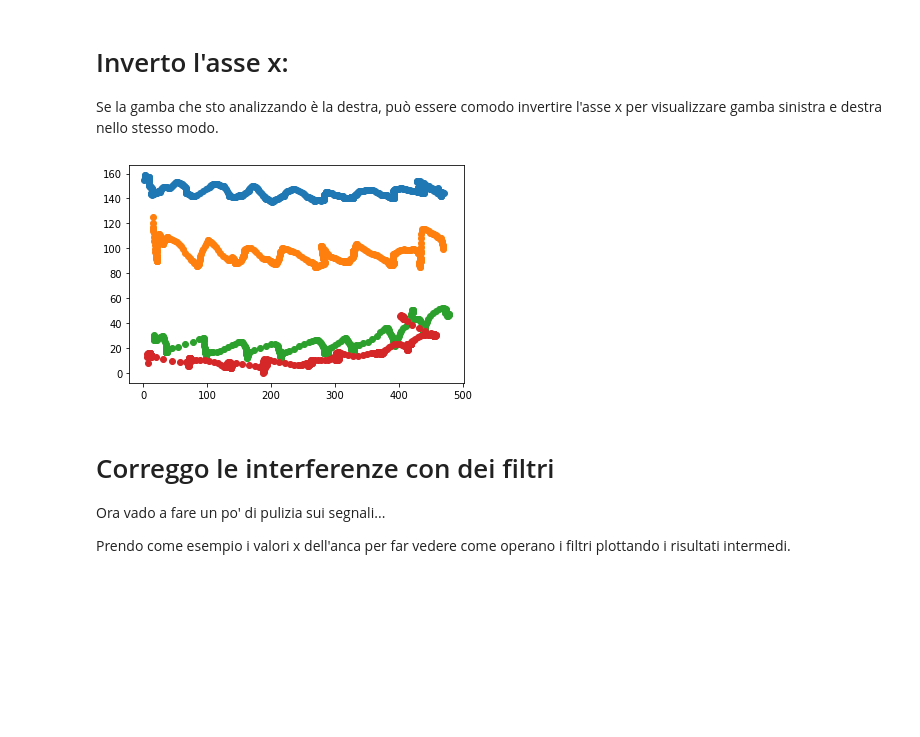
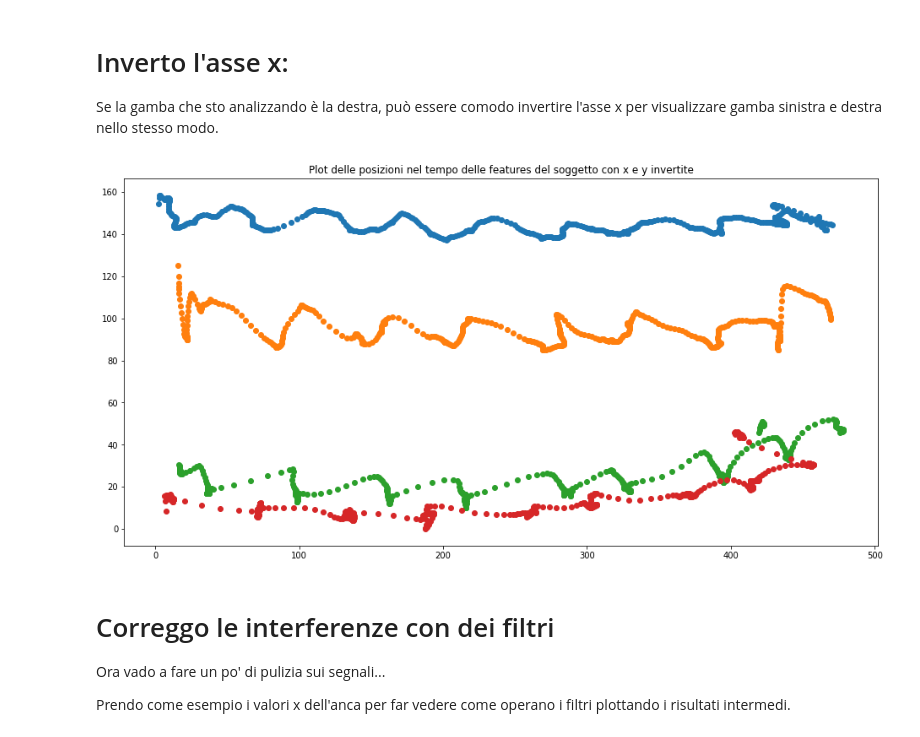
Before and after one commit to LoScarro/Fondamenti-di-Elaborazione-di-Segnali-e-Immagini, a Jupyter notebook: Pazienti/labo.ipynb, the cells around one changed output. Drawn from its saved outputs; the diff is of its cells as text; code cells hidden in the pictures; blank space fills up the shorter version.

```diff
--- a/Pazienti/labo.ipynb
+++ b/Pazienti/labo.ipynb
@@ -143,12 +143,14 @@ def inverti_x(file, segnali):
             segnali[i]=massimo-segnali[i]
 # %%
 inverti_x(patient, segnali)
+plt.figure(figsize=(16,8))
+plt.title("Plot delle posizioni nel tempo delle features del soggetto con x e y invertite")
 for i in (0,2,4,6):
     plt.plot_date(segnali[i], segnali[i+1], xdate=False)
 
 plt.show()
 # %% [output]
-[figure, old version]
+[figure, new version]
 # %% [markdown]
 # Correggo le interferenze con dei filtri
 
```
Also changed, not shown: parts of 21 cells of this notebook, 1 other file.
